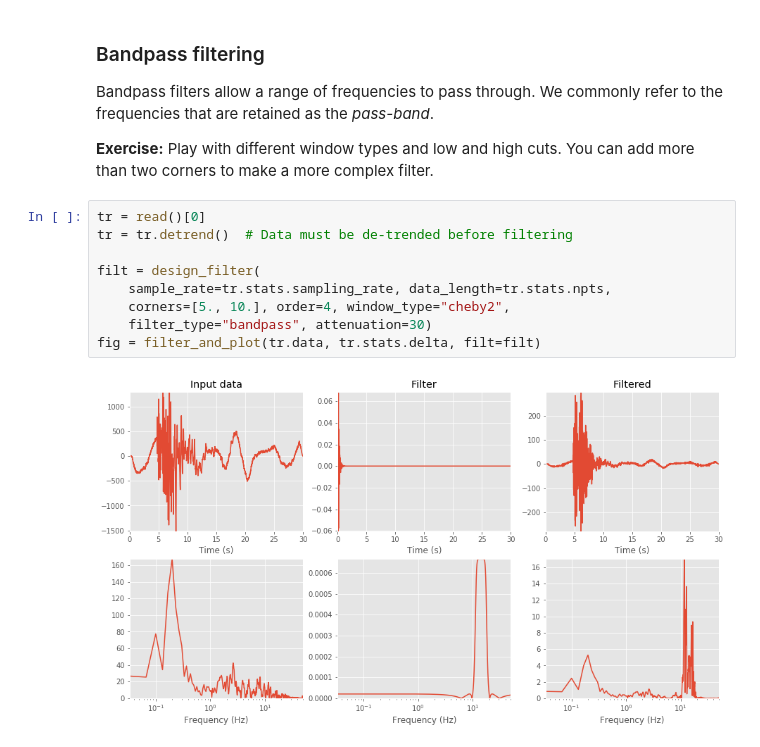
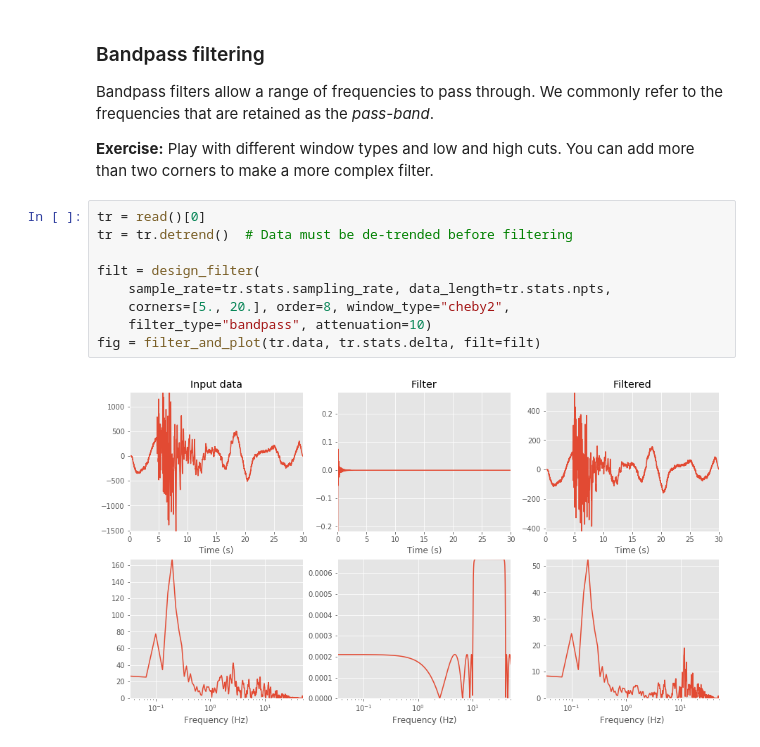
Before and after one commit to calum-chamberlain/GPHS445_notebooks, a Jupyter notebook: 1_Processing_and_recording/4_Filtering_Resampling.ipynb, the cells around one changed output. Drawn from its saved outputs; the diff is of its cells as text.

```diff
--- a/1_Processing_and_recording/4_Filtering_Resampling.ipynb
+++ b/1_Processing_and_recording/4_Filtering_Resampling.ipynb
@@ -239,11 +239,11 @@ the *pass-band*.
 # %%
 tr = read()[0]
 tr = tr.detrend()  # Data must be de-trended before filtering
 
 filt = design_filter(
     sample_rate=tr.stats.sampling_rate, data_length=tr.stats.npts,
-    corners=[5., 10.], order=4, window_type="cheby2",
-    filter_type="bandpass", attenuation=30)
+    corners=[5., 20.], order=8, window_type="cheby2",
+    filter_type="bandpass", attenuation=10)
 fig = filter_and_plot(tr.data, tr.stats.delta, filt=filt)
 # %% [output]
-[figure, old version]
+[figure, new version]
```
Also changed, not shown: 2 other files.
